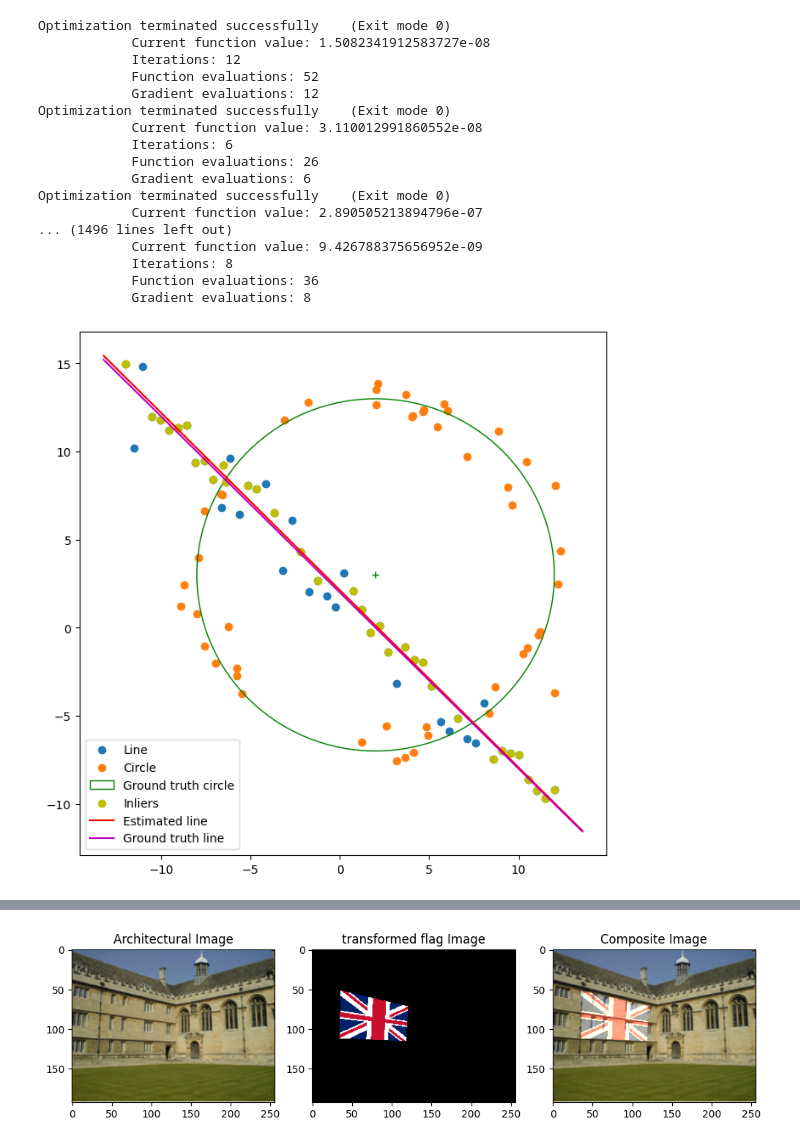
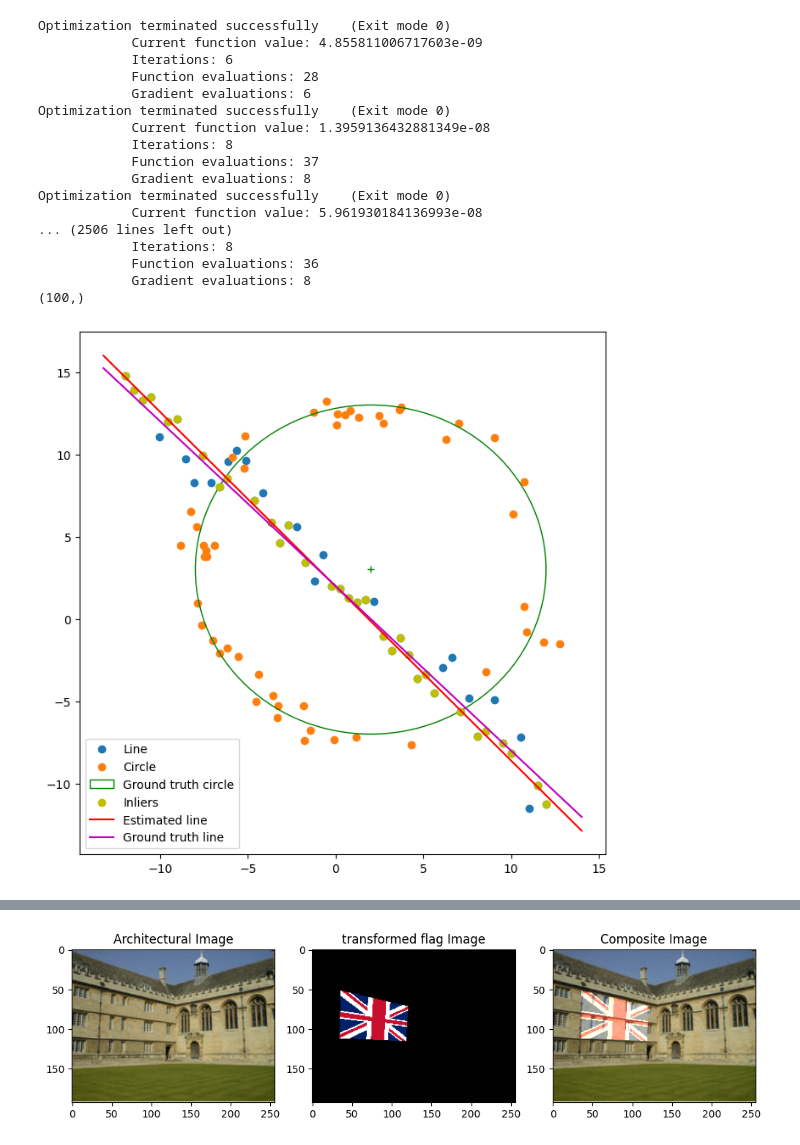
Before and after one commit to Pabadhi/ML_assignment2, a Jupyter notebook: ass2_1.ipynb, the cells around one changed output, grey strips where cells are left out. Cells and saved outputs as stored; diff of their text form; code cells hidden in the pictures.

```diff
--- a/ass2_1.ipynb
+++ b/ass2_1.ipynb
@@ -90,7 +90,7 @@ def ransac_line(X, t, iter, in_t):
     for i in range(iter):
         # Randomly sample 2 points
         indices = np.random.choice(n, 2, replace=False)
-        x0 = [1, 1, 1]
+        x0 = [1, 1, 0]
         res = minimize(fun=line_tls, args=indices, x0=x0, tol=1e-6, constraints=cons, options={'disp': True})
         # Compute consensus
         inliers = consensus_line(X, res.x, t)  # Use res.x here instead of res.X
@@ -111,43 +111,44 @@ def ransac_line(X, t, iter, in_t):
 
 
 
-best_a, best_b, best_d, best_inliers_line, best_sample_line, res_only_with_sample = ransac_line(X, 0.7, 300, 0.33 * X.shape[0])
+best_a, best_b, best_d, best_inliers_line, best_sample_line, res_only_with_sample = ransac_line(X, 0.63, 500, 0.32 * X.shape[0])
+print(best_inliers_line.shape)
 
 
 fig, ax = plt.subplots(1, 1, figsize=(8, 8))
 ax.scatter(X_line[:, 0], X_line[:, 1], label='Line')
 ax.scatter(X_circ[:, 0], X_circ[:, 1], label='Circle')
 circle_gt = plt.Circle((x0_gt, y0_gt), r, color='g', fill=False, label='Ground truth circle')
 ax.add_patch(circle_gt)
 ax.plot(x0_gt, y0_gt, '+', color='g')
 ax.scatter(X[best_inliers_line,0],X[best_inliers_line,1], color='y', label='Inliers')
 #ax.scatter(best_sample_line[0],best_sample_line[1], color='r', label='Best sample')
 x_min, x_max = ax.get_xlim()
 x_ = np.array([x_min, x_max])
 y_ = m * x_ + b
 y_est = (-best_a/best_b)*x_ + best_d/best_b
 plt.plot(x_, y_est, color='r', label='Estimated line')
 plt.plot(x_, y_, color='m', label='Ground truth line')
 
 plt.legend()
 plt.show()
 # %% [output]
 Optimization terminated successfully    (Exit mode 0)
-            Current function value: 1.5082341912583727e-08
-            Iterations: 12
-            Function evaluations: 52
-            Gradient evaluations: 12
-Optimization terminated successfully    (Exit mode 0)
-            Current function value: 3.110012991860552e-08
+            Current function value: 4.855811006717603e-09
             Iterations: 6
-            Function evaluations: 26
+            Function evaluations: 28
             Gradient evaluations: 6
 Optimization terminated successfully    (Exit mode 0)
-            Current function value: 2.890505213894796e-07
-... (1496 lines left out)
-            Current function value: 9.426788375656952e-09
+            Current function value: 1.3959136432881349e-08
+            Iterations: 8
+            Function evaluations: 37
+            Gradient evaluations: 8
+Optimization terminated successfully    (Exit mode 0)
+            Current function value: 5.961930184136993e-08
+... (2506 lines left out)
             Iterations: 8
             Function evaluations: 36
             Gradient evaluations: 8
+(100,)
-[figure, old version]
+[figure, new version]
 # %%
```
Also changed, not shown: parts of 8 cells of this notebook.
